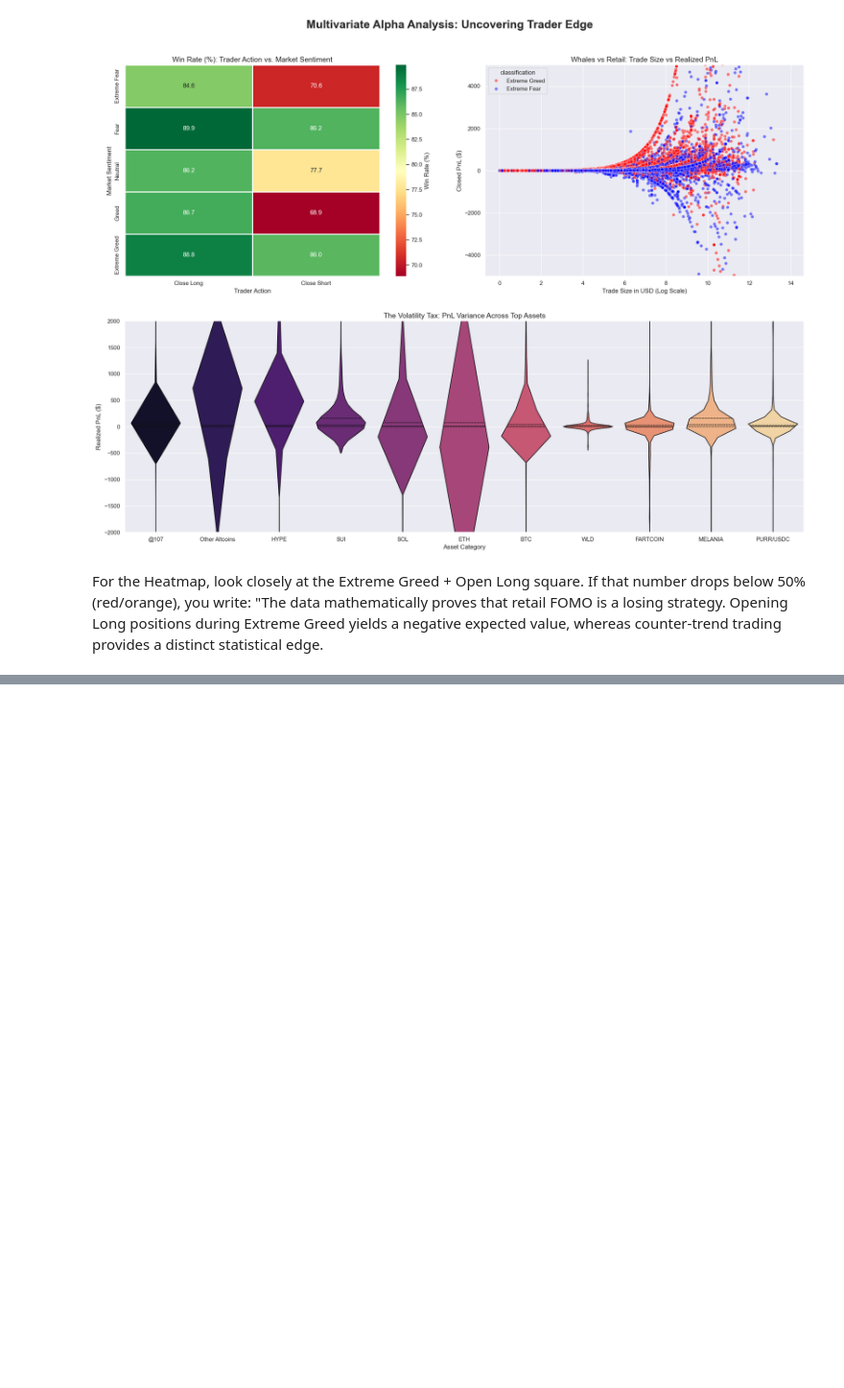
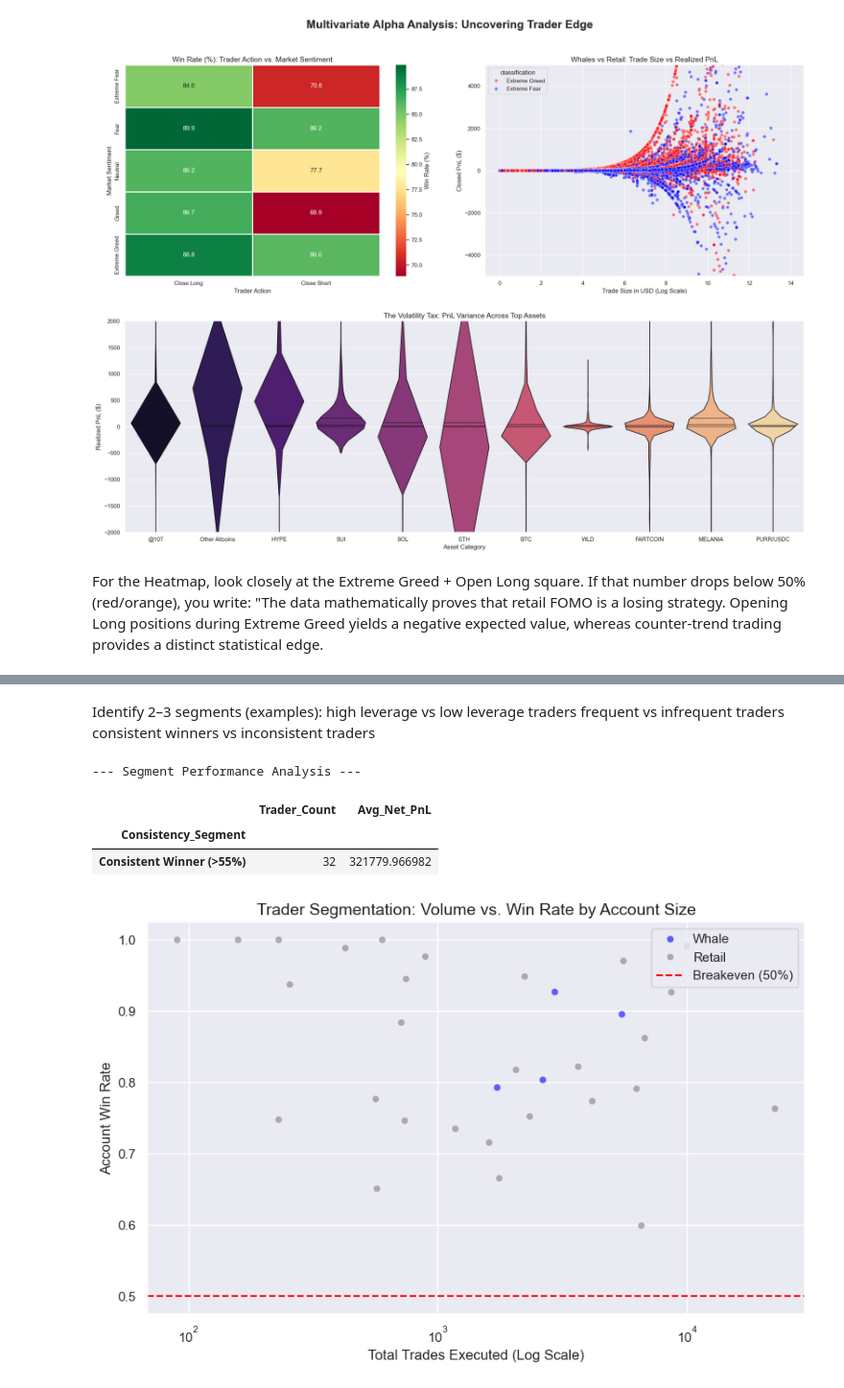
Before and after one commit to Priyanshu-Upadhyay-27/EDA_Crypto_Market_Analysis, a Jupyter notebook: analysis.ipynb, the cells around one changed output, grey strips where cells are left out. Shown at 96% size. Saved outputs shown, nothing was run; the diff lists cells and outputs as text; code cells hidden in the pictures; blank space fills up the shorter version.

```diff
--- a/analysis.ipynb
+++ b/analysis.ipynb
@@ -533,0 +629,47 @@ To engineer the strongest possible features for downstream predictive modeling (
+# %% [markdown]
+Identify 2–3 segments (examples):
+high leverage vs low leverage traders
+frequent vs infrequent traders
+consistent winners vs inconsistent traders
+# %%
+account_stats = df_realized.groupby('Account').agg(
+    Total_Trades=('Closed PnL', 'count'),
+    Win_Rate=('is_profitable', 'mean'),
+    Avg_Size=('Size USD', 'mean'),
+    Net_PnL=('Closed PnL', 'sum')
+)
+
+freq_threshold = account_stats['Total_Trades'].quantile(0.75)
+account_stats['Activity_Segment'] = np.where(account_stats['Total_Trades'] >= freq_threshold, 'Frequent (HFT/Day)', 'Infrequent (Swing)')
+
+account_stats['Consistency_Segment'] = np.where(account_stats['Win_Rate'] >= 0.55, 'Consistent Winner (>55%)', 'Inconsistent (<55%)')
+
+size_threshold = account_stats['Avg_Size'].quantile(0.90) # Top 10% sizes are Whales
+account_stats['Size_Segment'] = np.where(account_stats['Avg_Size'] >= size_threshold, 'Whale', 'Retail')
+
+print("\n--- Segment Performance Analysis ---")
+segment_summary = account_stats.groupby('Consistency_Segment').agg(
+    Trader_Count=('Net_PnL', 'count'),
+    Avg_Net_PnL=('Net_PnL', 'mean')
+)
+display(segment_summary)
+
+plt.figure(figsize=(10, 6))
+sns.scatterplot(
+    x='Total_Trades', y='Win_Rate', hue='Size_Segment',
+    palette={'Whale': 'blue', 'Retail': 'gray'},
+    data=account_stats, alpha=0.6
+)
+plt.axhline(0.5, color='red', linestyle='--', label='Breakeven (50%)')
+plt.title('Trader Segmentation: Volume vs. Win Rate by Account Size', fontsize=14)
+plt.xlabel('Total Trades Executed (Log Scale)')
+plt.ylabel('Account Win Rate')
+plt.xscale('log') # Log scale because HFTs will skew the x-axis massively
+plt.legend()
+plt.show()
+# %% [output]
+--- Segment Performance Analysis ---
+|  | Trader_Count | Avg_Net_PnL |
+| Consistency_Segment |  |  |
+| Consistent Winner (>55%) | 32 | 321779.966982 |
+[figure, added]
```
Also changed, not shown: parts of 9 cells of this notebook.
